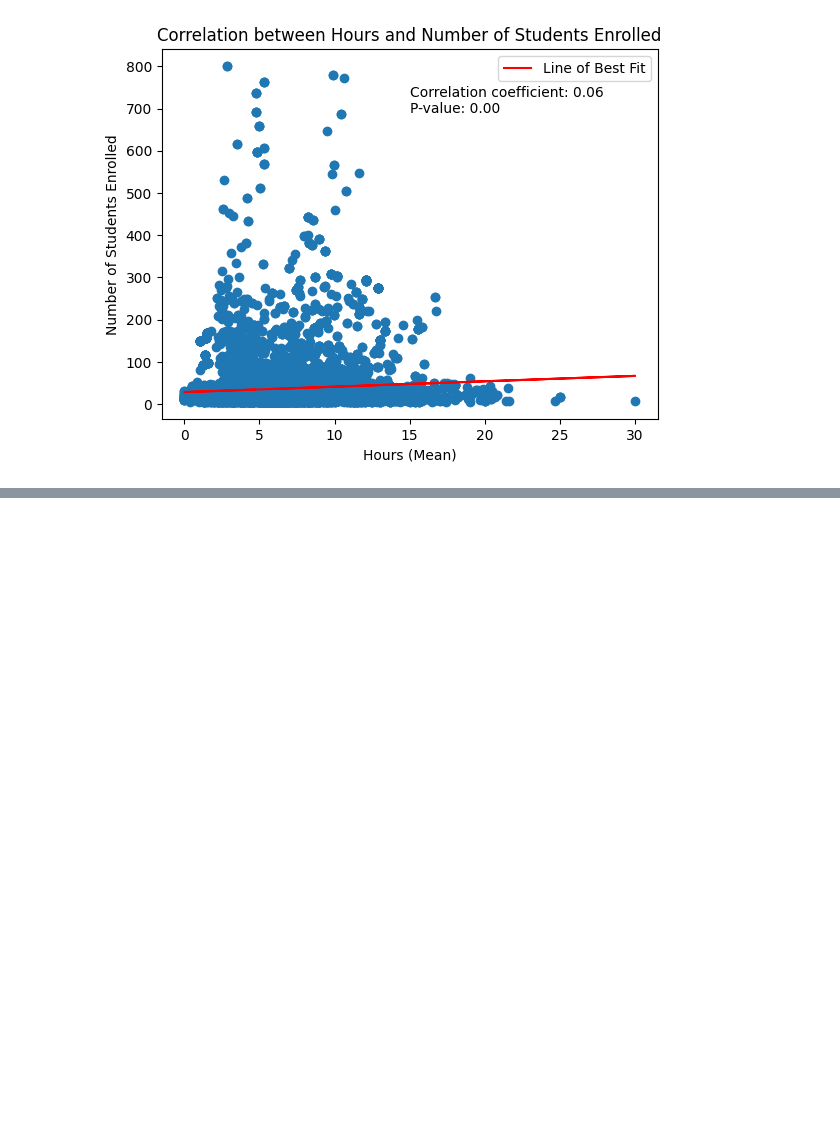
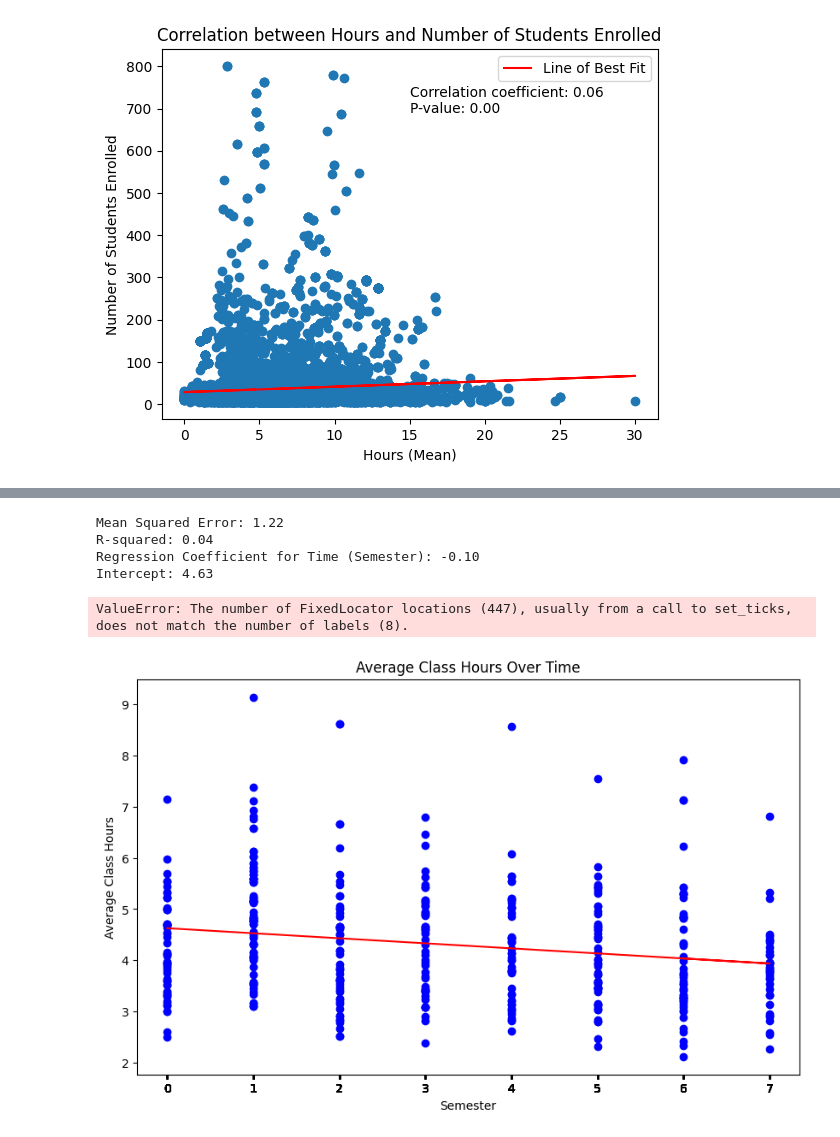
Before and after one commit to Dynosol/qguide_scrape, a Jupyter notebook: qguide_scrape.ipynb, the cells around one changed output, grey strips where cells are left out. Cells and saved outputs as stored; diff of their text form; code cells hidden in the pictures; blank space fills up the shorter version.

```diff
--- a/qguide_scrape.ipynb
+++ b/qguide_scrape.ipynb
@@ -474,0 +615,80 @@ NameError: name 'instructor_mean' is not defined
+# %%
+import json
+import pandas as pd
+from sklearn.linear_model import LinearRegression
+from sklearn.metrics import mean_squared_error
+import matplotlib.pyplot as plt
+
+def extract_hours_data(json_data):
+    hours_data = []
+
+    for course in json_data:
+        term = course.get("Term", "")
+        hours = course.get("Feedback", {}).get("Hours", [])
+
+        # Extract the mean value from the hours data
+        average_hours = next((item['Value'] for item in hours if item['Statistics'] == "Mean"), None)
+        if average_hours:
+            hours_data.append({'Term': term, 'Value': float(average_hours)})
+
+    return hours_data
+
+def encode_terms(df):
+    # Convert terms to a numeric format
+    df['Term'] = pd.Categorical(df['Term'])
+    df['Term_num'] = df['Term'].cat.codes
+    return df
+
+def perform_regression_analysis(df):
+    X = df[['Term_num']]
+    y = df['Value']
+
+    model = LinearRegression()
+    model.fit(X, y)
+
+    # Predict and calculate metrics
+    y_pred = model.predict(X)
+    mse = mean_squared_error(y, y_pred)
+    r2 = model.score(X, y)
+
+    return model, mse, r2
+
+# Load the JSON file
+with open('2020-2024_geneds_only_course_data.json', 'r') as file:
+    json_data = json.load(file)
+
+# Extract data
+hours_data = extract_hours_data(json_data)
+
+# Convert to DataFrame
+df = pd.DataFrame(hours_data)
+df = encode_terms(df)
+
+# Perform regression analysis
+model, mse, r2 = perform_regression_analysis(df)
+
+# Print summary statistics
+print(f"Mean Squared Error: {mse:.2f}")
+print(f"R-squared: {r2:.2f}")
+print(f"Regression Coefficient for Time (Semester): {model.coef_[0]:.2f}")
+print(f"Intercept: {model.intercept_:.2f}")
+
+# Plot results
+plt.figure(figsize=(10, 6))
+plt.scatter(df['Term_num'], df['Value'], color='blue', label='Data Points')
+plt.plot(df['Term_num'], model.predict(df[['Term_num']]), color='red', label='Regression Line')
+plt.xlabel('Semester')
+plt.ylabel('Average Class Hours')
+plt.title('Average Class Hours Over Time')
+plt.xticks(ticks=df['Term_num'], labels=df['Term'].unique(), rotation=45, ha='right')
+plt.legend()
+plt.grid(True)
+plt.tight_layout()
+plt.show()
+# %% [output]
+Mean Squared Error: 1.22
+R-squared: 0.04
+Regression Coefficient for Time (Semester): -0.10
+Intercept: 4.63
+ValueError: The number of FixedLocator locations (447), usually from a call to set_ticks, does not match the number of labels (8).
+[figure, added]
```
Also changed, not shown: parts of 9 cells of this notebook, 2 other files.
